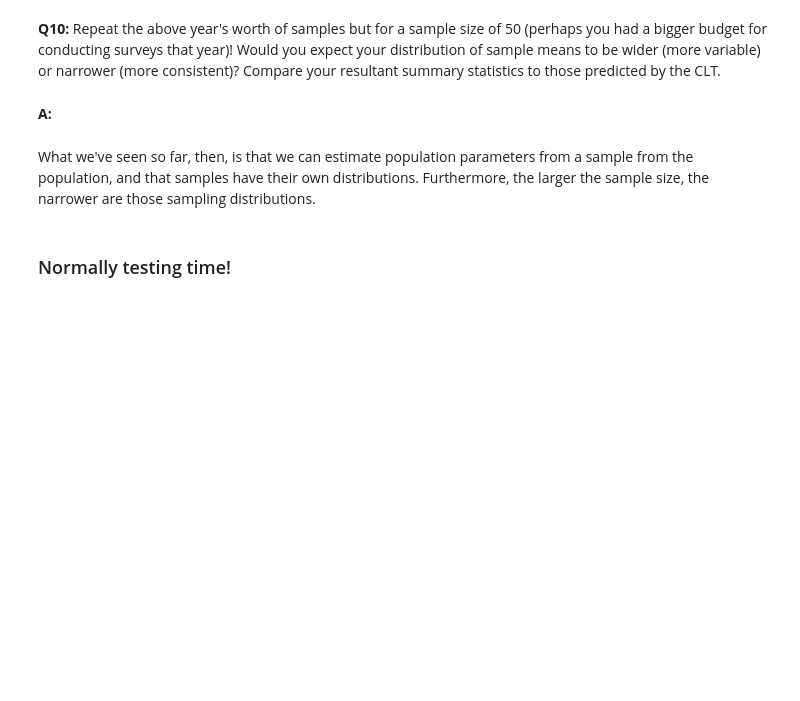
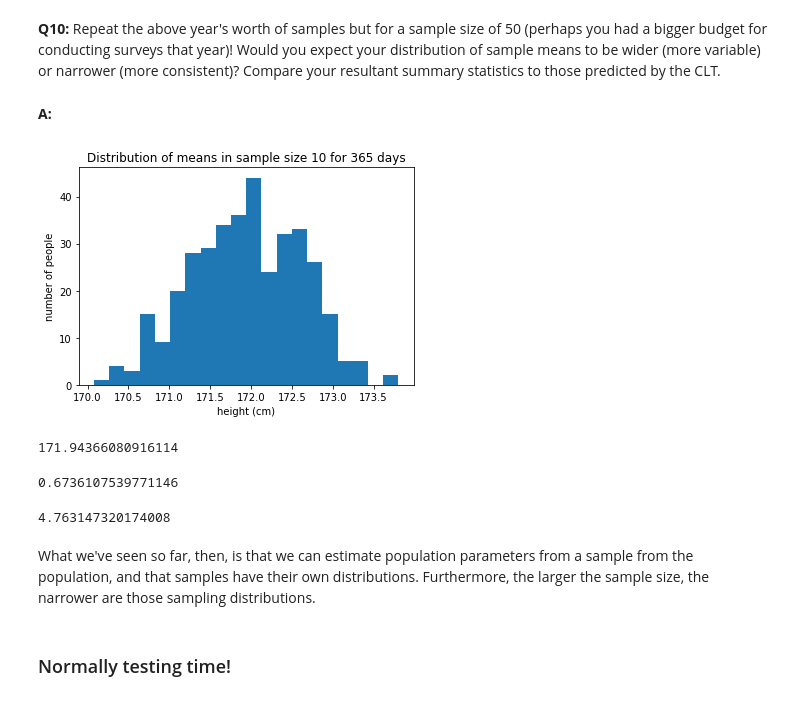
Before and after one commit to Dylan-C-Neal/Springboard-Data-Science-Career-Track, a Jupyter notebook: 11.1 Frequentist Case Study/Frequentist Inference Case Study - Part A (3).ipynb, the cells around one changed output. Saved outputs shown, nothing was run; the diff lists cells and outputs as text; code cells hidden in the pictures; blank space fills up the shorter version.

```diff
--- a/11.1 Frequentist Case Study/Frequentist Inference Case Study - Part A (3).ipynb
+++ b/11.1 Frequentist Case Study/Frequentist Inference Case Study - Part A (3).ipynb
@@ -243,6 +243,33 @@ __A:__
 # %%
 seed(47)
 # calculate daily means from the larger sample size here
+
+sdist50 = []
+
+for _ in range(365):
+    sdist50.append(np.mean(townsfolk_sampler(50)))
+# %%
+_ = plt.hist(sdist50, bins=20)
+_ = plt.xlabel('height (cm)')
+_ = plt.ylabel('number of people')
+_ = plt.title('Distribution of means in sample size 10 for 365 days')
+# %% [output]
+[figure, added]
+# %%
+# Mean of sample mean distribution for 365 days
+np.mean(sdist50)
+# %% [output]
+171.94366080916114
+# %%
+# STD of sample mean distribution
+np.std(sdist50)
+# %% [output]
+0.6736107539771146
+# %%
+# Estimation of population std
+np.std(sdist50)*np.sqrt(50)
+# %% [output]
+4.763147320174008
 # %% [markdown]
 What we've seen so far, then, is that we can estimate population parameters from a sample from the population, and that samples have their own distributions. Furthermore, the larger the sample size, the narrower are those sampling distributions.
 # %% [markdown]
```
Also changed, not shown: parts of 2 cells of this notebook.
